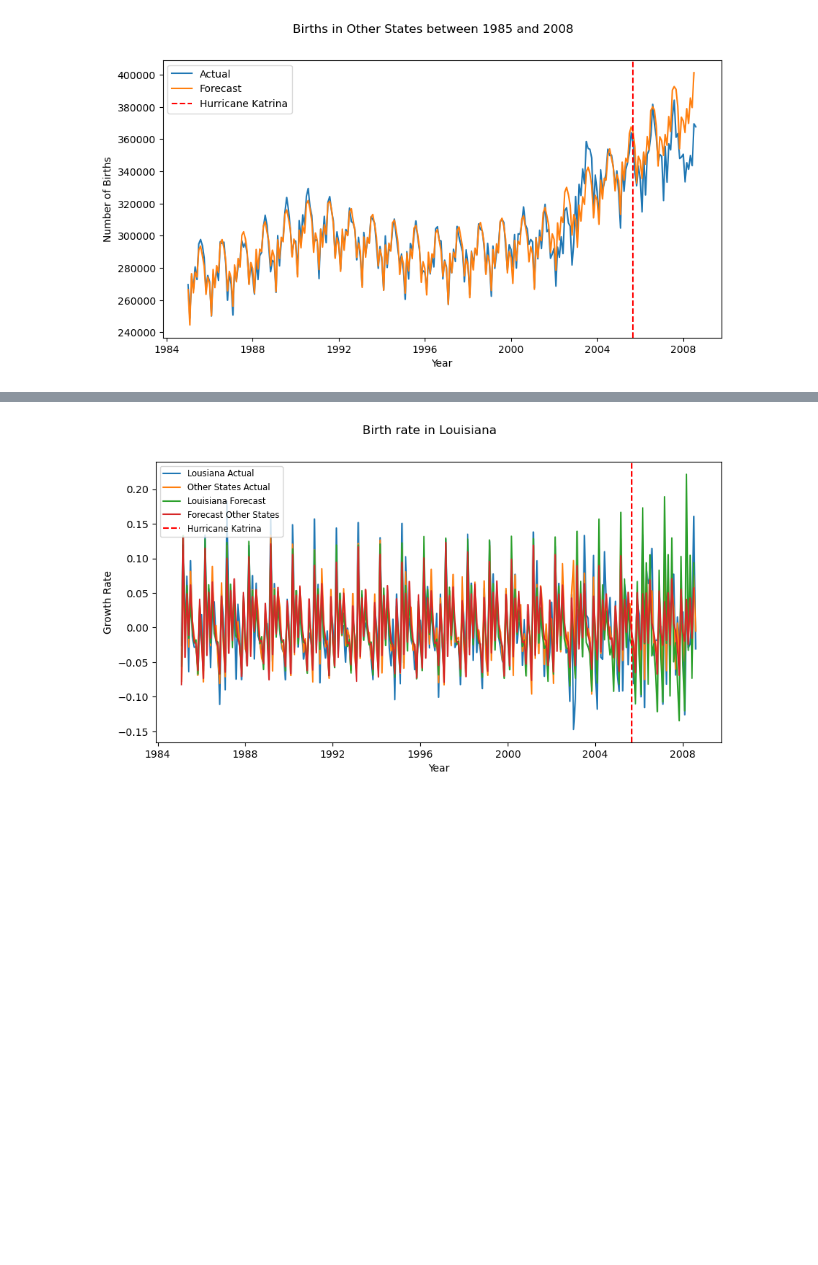
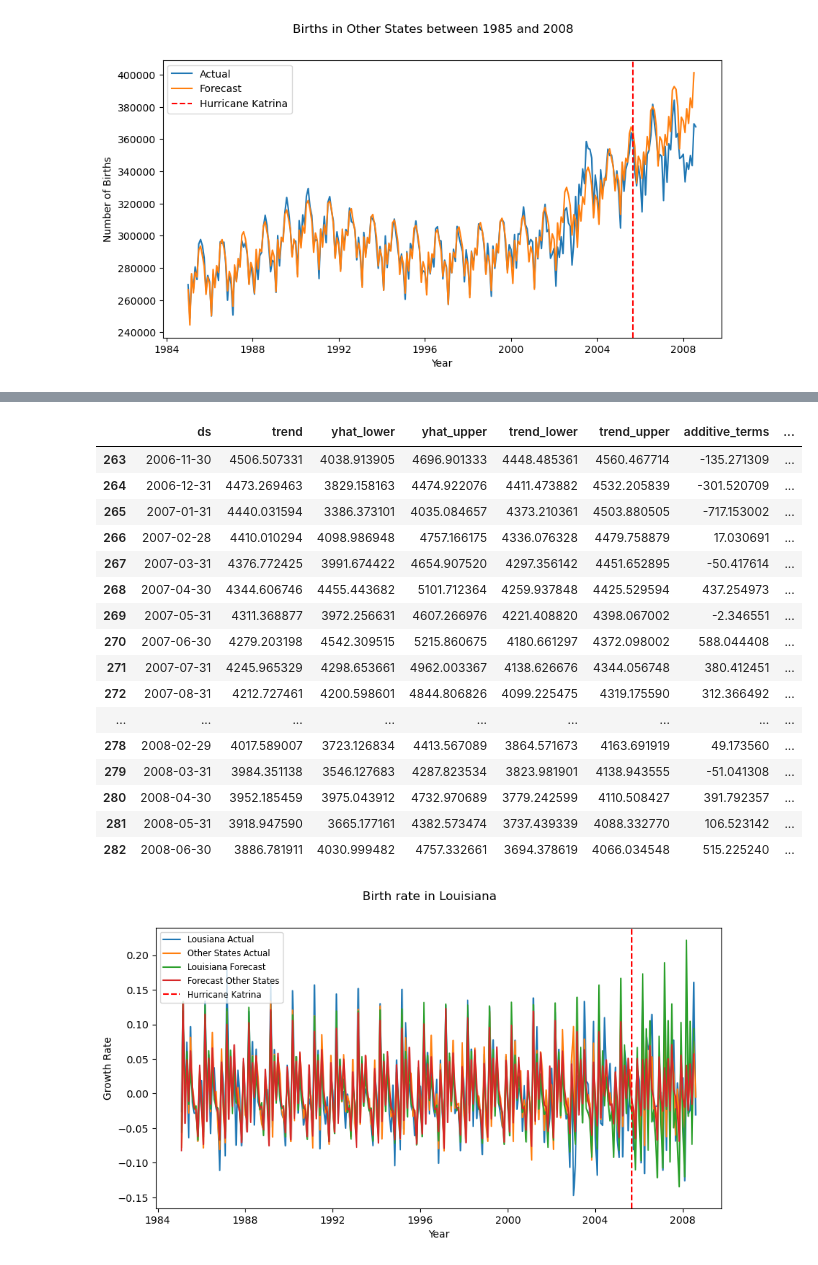
Before and after one commit to Aquamarine278/AI-Bootcamp-Project-1, a Jupyter notebook: birthdata_analysis.ipynb, the cells around one changed output, grey strips where cells are left out. Saved outputs shown, nothing was run; the diff lists cells and outputs as text; code cells hidden in the pictures; blank space fills up the shorter version.

Commit message:
Added df.tail(20) for couple of dfs

```diff
--- a/birthdata_analysis.ipynb
+++ b/birthdata_analysis.ipynb
@@ -996,7 +1014,26 @@ See the caveats in the documentation: https://pandas.pydata.org/pandas-docs/stab
 # %%
 # create dfs for katrina forecast data showing growth percentage
 forecast_katrina['growth'] = forecast_katrina['yhat'].pct_change()
 forecast_katrina_other['growth'] = forecast_katrina_other['yhat'].pct_change()
+forecast_katrina.tail(20)
+# %% [output]
+|  | ds | trend | yhat_lower | yhat_upper | trend_lower | trend_upper | additive_terms | ... |
+| 263 | 2006-11-30 | 4506.507331 | 4038.913905 | 4696.901333 | 4448.485361 | 4560.467714 | -135.271309 | ... |
+| 264 | 2006-12-31 | 4473.269463 | 3829.158163 | 4474.922076 | 4411.473882 | 4532.205839 | -301.520709 | ... |
+| 265 | 2007-01-31 | 4440.031594 | 3386.373101 | 4035.084657 | 4373.210361 | 4503.880505 | -717.153002 | ... |
+| 266 | 2007-02-28 | 4410.010294 | 4098.986948 | 4757.166175 | 4336.076328 | 4479.758879 | 17.030691 | ... |
+| 267 | 2007-03-31 | 4376.772425 | 3991.674422 | 4654.907520 | 4297.356142 | 4451.652895 | -50.417614 | ... |
+| 268 | 2007-04-30 | 4344.606746 | 4455.443682 | 5101.712364 | 4259.937848 | 4425.529594 | 437.254973 | ... |
+| 269 | 2007-05-31 | 4311.368877 | 3972.256631 | 4607.266976 | 4221.408820 | 4398.067002 | -2.346551 | ... |
+| 270 | 2007-06-30 | 4279.203198 | 4542.309515 | 5215.860675 | 4180.661297 | 4372.098002 | 588.044408 | ... |
+| 271 | 2007-07-31 | 4245.965329 | 4298.653661 | 4962.003367 | 4138.626676 | 4344.056748 | 380.412451 | ... |
+| 272 | 2007-08-31 | 4212.727461 | 4200.598601 | 4844.806826 | 4099.225475 | 4319.175590 | 312.366492 | ... |
+| ... | ... | ... | ... | ... | ... | ... | ... | ... |
+| 278 | 2008-02-29 | 4017.589007 | 3723.126834 | 4413.567089 | 3864.571673 | 4163.691919 | 49.173560 | ... |
+| 279 | 2008-03-31 | 3984.351138 | 3546.127683 | 4287.823534 | 3823.981901 | 4138.943555 | -51.041308 | ... |
+| 280 | 2008-04-30 | 3952.185459 | 3975.043912 | 4732.970689 | 3779.242599 | 4110.508427 | 391.792357 | ... |
+| 281 | 2008-05-31 | 3918.947590 | 3665.177161 | 4382.573474 | 3737.439339 | 4088.332770 | 106.523142 | ... |
+| 282 | 2008-06-30 | 3886.781911 | 4030.999482 | 4757.332661 | 3694.378619 | 4066.034548 | 515.225240 | ... |
 # %%
 # plot the actual and forecast growth for katrina data
 plt.figure(figsize=(10,5)).suptitle('Birth rate in Louisiana')
```
Also changed, not shown: parts of 1 cell of this notebook.
